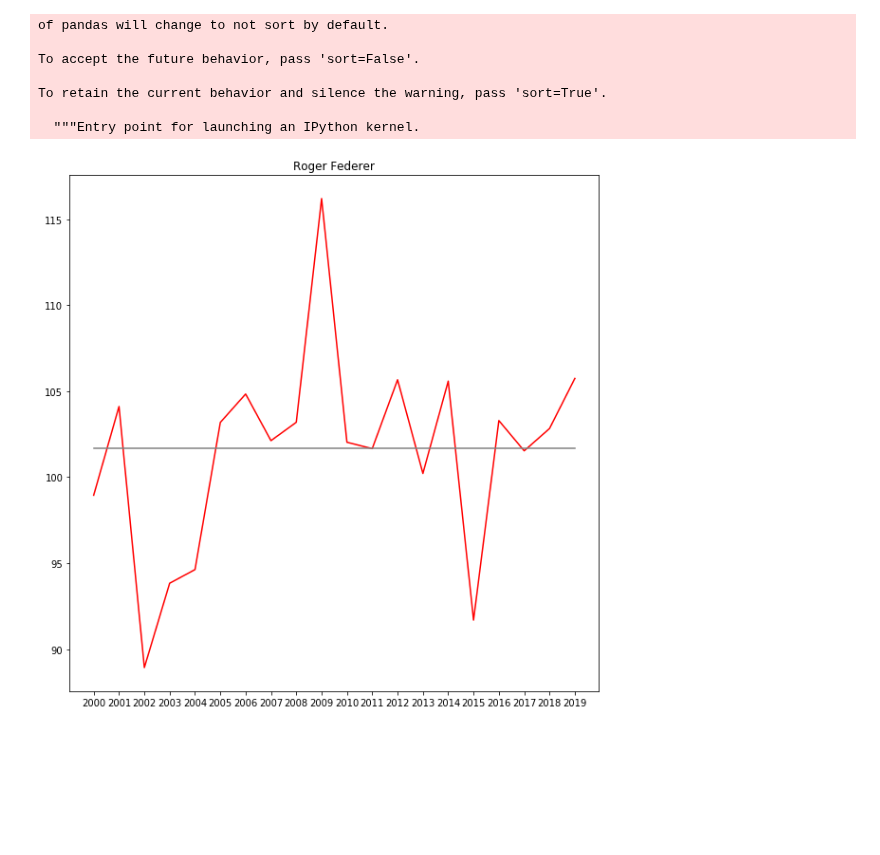
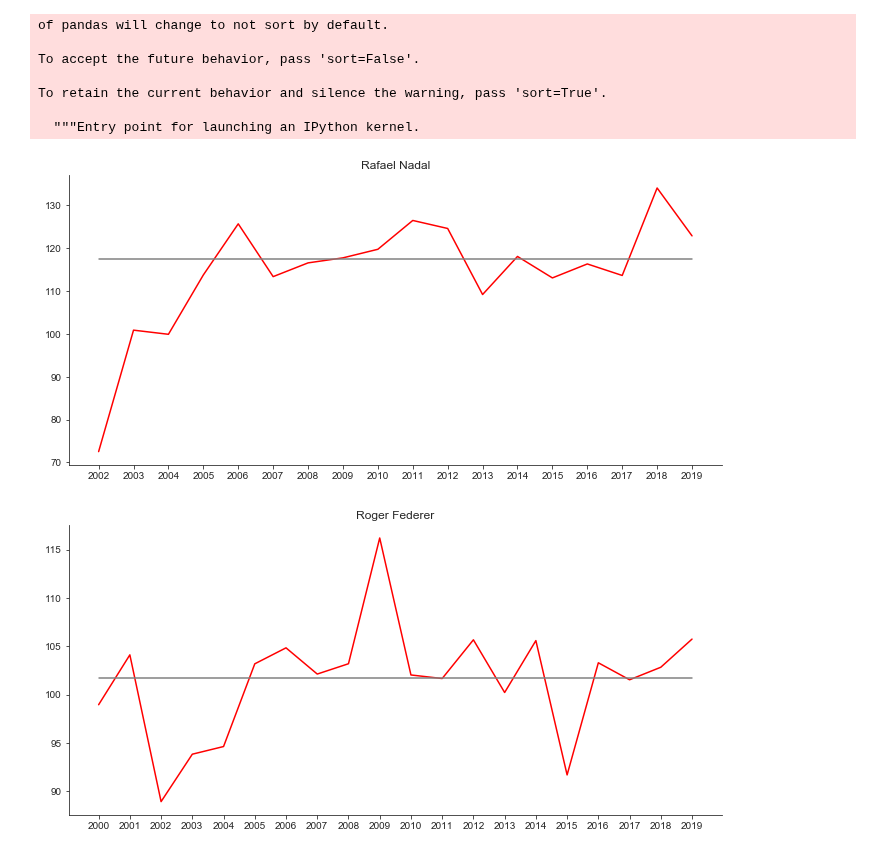
Before and after one commit to CesarRoaldes/tennis_match_time, a Jupyter notebook: base.ipynb, the cells around one changed output. Saved outputs shown, nothing was run; the diff lists cells and outputs as text; code cells hidden in the pictures; blank space fills up the shorter version.

```diff
--- a/base.ipynb
+++ b/base.ipynb
@@ -22,0 +16,3 @@ data.head(1)
+# %%
+data = data[~data['tourney_name'].str.startswith('Davis Cup')].copy()
+data.dropna(subset=['minutes'], inplace=True)
@@ -31,14 +29,14 @@ data_winner['win_lose'] = ['w' for i in range(len(data_winner))]
 data_winner['win_lose'] = ['l' for i in range(len(data_loser))]
 # %%
 data_winner = data_winner.rename(columns=lambda x: re.sub('winner','player',x))
-data_winner = data_winner.rename(columns=lambda x: re.sub('w_','player_',x))
+data_winner = data_winner.rename(columns=lambda x: re.sub('^w_','player_',x))
 data_winner = data_winner.rename(columns=lambda x: re.sub('loser','opponent',x))
-data_winner = data_winner.rename(columns=lambda x: re.sub('l_','opponent_',x))
+data_winner = data_winner.rename(columns=lambda x: re.sub('^l_','opponent_',x))
 
 data_loser = data_loser.rename(columns=lambda x: re.sub('loser','player',x))
-data_loser = data_loser.rename(columns=lambda x: re.sub('l_','player_',x))
+data_loser = data_loser.rename(columns=lambda x: re.sub('^l_','player_',x))
 data_loser = data_loser.rename(columns=lambda x: re.sub('winner','opponent',x))
-data_loser = data_loser.rename(columns=lambda x: re.sub('w_','opponent_',x))
+data_loser = data_loser.rename(columns=lambda x: re.sub('^w_','opponent_',x))
 # %%
 data = pd.concat([data_winner, data_loser], axis=0)
 data.reset_index(inplace=True, drop=True)
@@ -56,23 +54,21 @@ data['year'] = data['tourney_date'].apply(lambda x: x.year)
 def plot_time_per_player(name):
     joueur = data[data['player_name']==name]
     moyenne_joueur = joueur['minutes'].mean()
-    annees = ['year'].sort_values().unique()
+    annees = joueur['year'].sort_values().unique()
     moyennes_annuelles = np.zeros(annees.shape[0])
     for i, annee in enumerate(annees):
-        moyennes_annuelles = joueur[joueur['year']==annee]['minutes'].mean()
+        moyennes_annuelles[i] = joueur[joueur['year']==annee]['minutes'].mean()
+    plt.figure(figsize=(10,5))
+    plt.plot(annees, moyennes_annuelles, color="red")
+    plt.plot(annees, [moyenne_joueur for i in range(len(annees))], color='grey')
+    plt.title(name)
+    plt.xticks(annees.astype('int'))
+    plt.tight_layout(pad=2)
+    sns.despine()
+    plt.show()
-# %%
-name = 'Roger Federer'
-joueur = data[data['player_name']==name]
-moyenne_joueur = joueur['minutes'].mean()
-annees = joueur['year'].sort_values().unique()
-moyennes_annuelles = np.zeros(annees.shape[0])
-for i, annee in enumerate(annees):
-    moyennes_annuelles[i] = joueur[joueur['year']==annee]['minutes'].mean()
-plt.figure(figsize=(10,10))
-plt.plot(annees, moyennes_annuelles, color="red")
-plt.plot(annees, [moyenne_joueur for i in range(len(annees))], color='grey')
-plt.title(name)
-plt.xticks(annees.astype('int'))
-plt.show()
-# %% [output]
-[figure, removed]
+# %%
+for i in ['Rafael Nadal', 'Roger Federer']:
+    plot_time_per_player(i)
+# %% [output]
+[figure, added]
+[figure, added]
```
Also changed, not shown: parts of 19 cells of this notebook.
